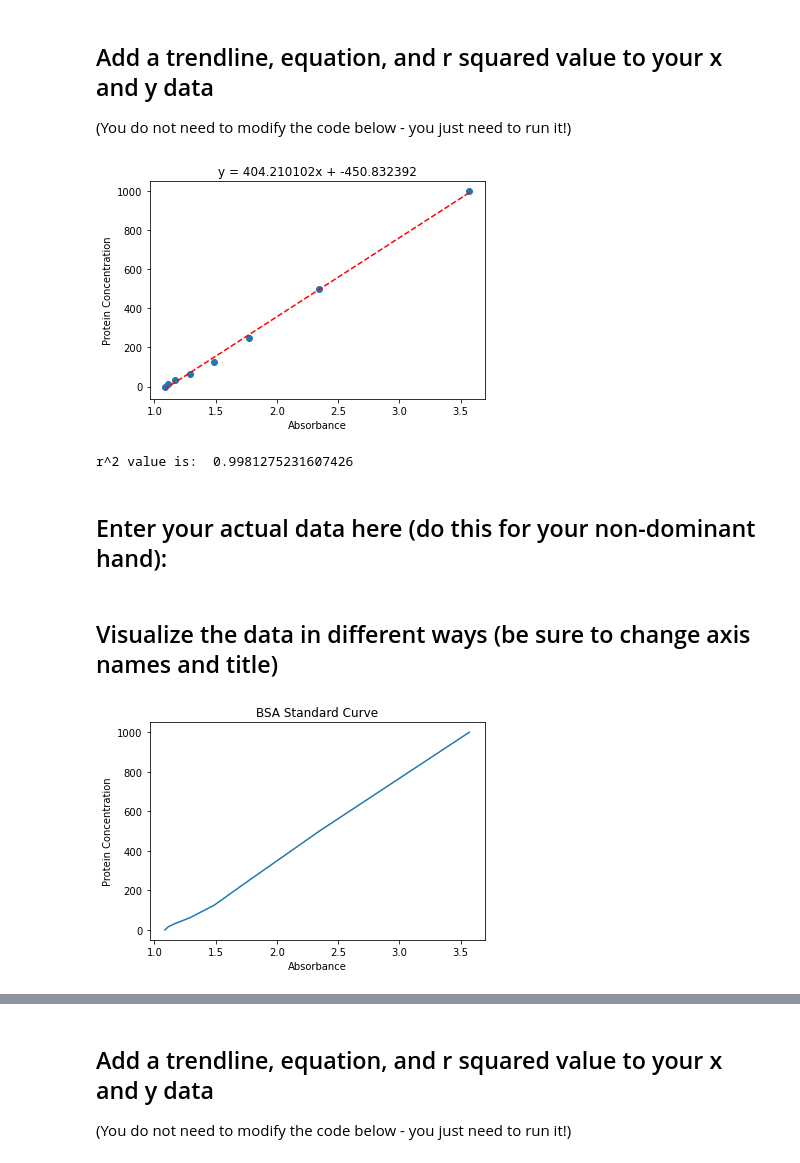
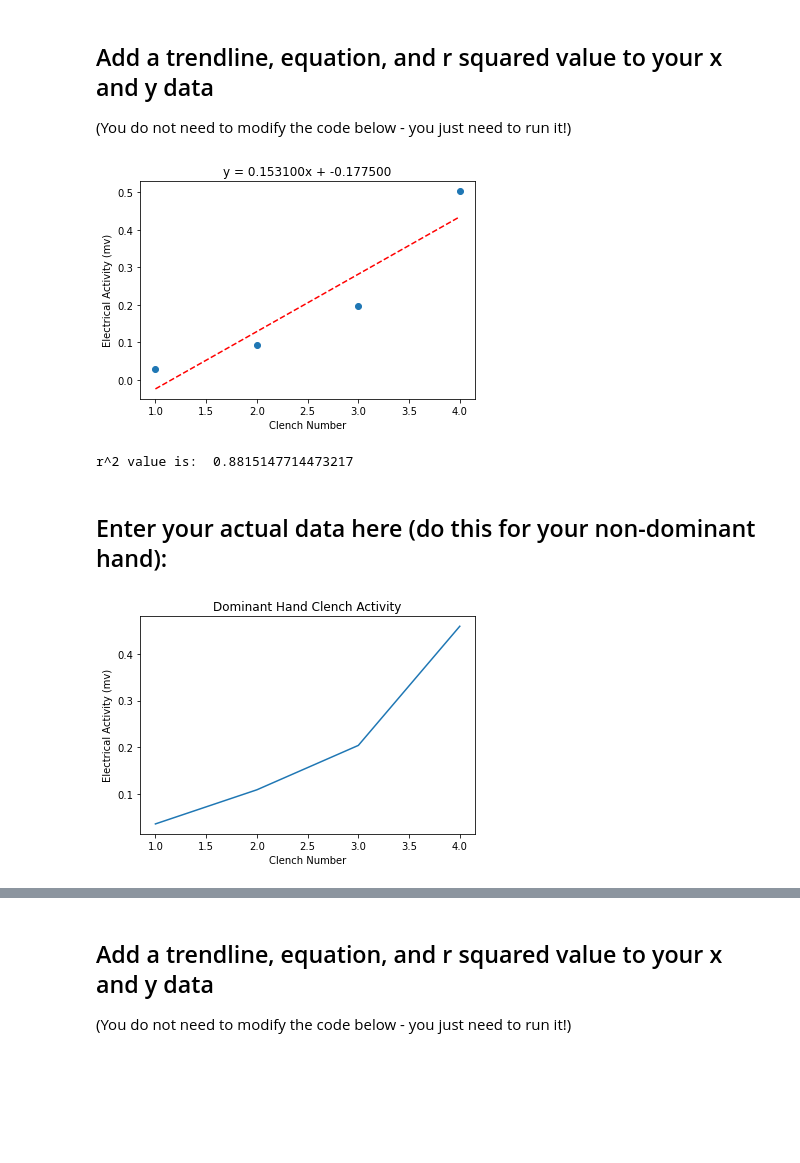
Before and after one commit to ProfOak7/Tutorials, a Jupyter notebook: xygraph.ipynb, the cells around one changed output, grey strips where cells are left out. Saved outputs shown, nothing was run; the diff lists cells and outputs as text; code cells hidden in the pictures; blank space fills up the shorter version.

```diff
--- a/xygraph.ipynb
+++ b/xygraph.ipynb
@@ -64,8 +64,8 @@ p = np.poly1d(z) # one-dimensional polynomial class
 plt.plot(x,p(x),"r--")# plot the trendline red and dashed
 plt.title("y = %.6fx + %.6f"%(z[0],z[1])) #adds the trendline equation
 
-plt.xlabel('Absorbance') # naming the x axis
-plt.ylabel('Protein Concentration') # naming the y axis
+plt.xlabel('Clench Number') # naming the x axis
+plt.ylabel('Electrical Activity (mv)') # naming the y axis
 
 plt.show() # function to show the plot
 
@@ -75,7 +75,7 @@ correlation_xy = correlation_matrix[0,1]
 r_squared = correlation_xy**2
 print("r^2 value is: ", r_squared)
 # %% [output]
-[figure, old version]
+[figure, new version]
-r^2 value is:  0.9981275231607426
+r^2 value is:  0.8815147714473217
 # %% [markdown]
 ## Enter your actual data here (do this for your non-dominant hand):
@@ -85,17 +82,18 @@ y = [1000,500,250,125,62.5,31.25,15.625,0] # corresponding y axis values
-# %% [markdown]
-## Visualize the data in different ways (be sure to change axis names and title)
+# %%
+x = [1, 2, 3, 4]  # x axis values
+y = [.036,.109,.204,.459] # corresponding y axis values
 # %%
 plt.plot(x, y) # plotting the points in line format
 
-plt.xlabel('Absorbance') # naming the x axis
+plt.xlabel('Clench Number') # naming the x axis
 
-plt.ylabel('Protein Concentration') # naming the y axis
+plt.ylabel('Electrical Activity (mv)') # naming the y axis
 
-plt.title('BSA Standard Curve') # give a title to your graph (note: it automatically puts the title on top)
+plt.title('Dominant Hand Clench Activity') # give a title to your graph (note: it automatically puts the title on top)
 
 plt.show() # function to show the plot
 # %% [output]
-[figure, old version]
+[figure, new version]
 # %%
 plt.plot(x, y,'o') # plotting the points in scatter plot format
 
```
Also changed, not shown: parts of 7 cells of this notebook.
